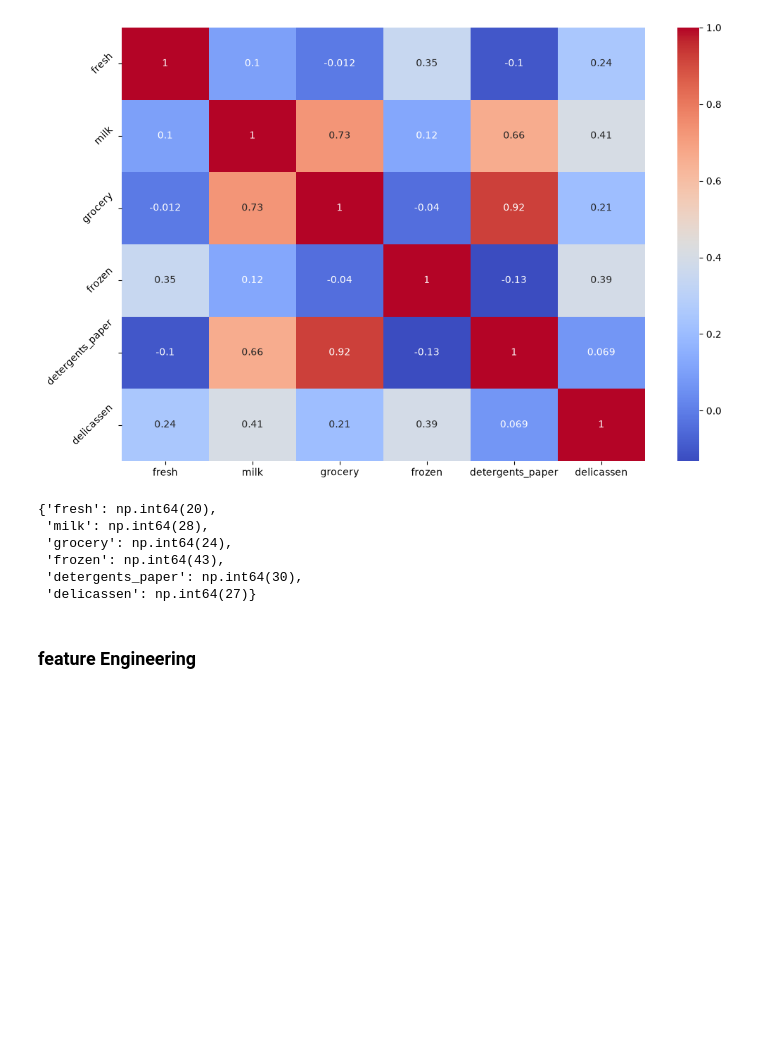
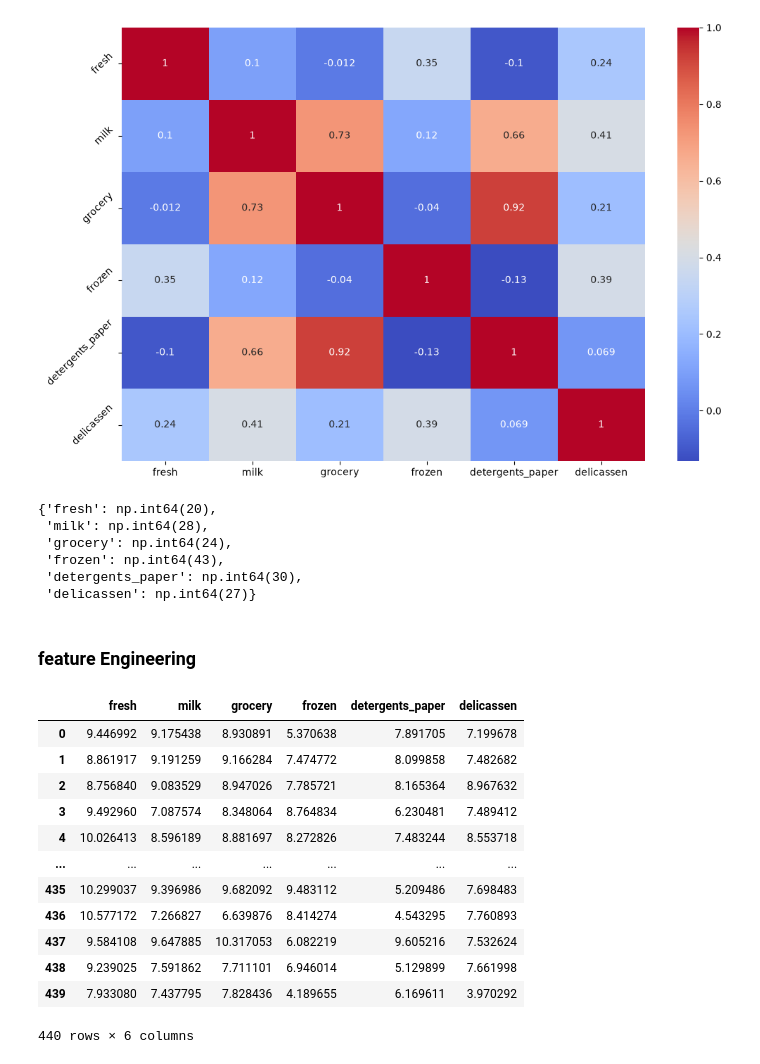
Before and after one commit to Kartikshard/Whole-Sale-Customer-Segmentation, a Jupyter notebook: notebooks/01_EDA.ipynb, the cells around one changed output. Cells and saved outputs as stored; diff of their text form; code cells hidden in the pictures; blank space fills up the shorter version.

```diff
--- a/notebooks/01_EDA.ipynb
+++ b/notebooks/01_EDA.ipynb
@@ -158,0 +161,16 @@ outlier_count
+# %%
+numerical_features_log
+# %% [output]
+|  | fresh | milk | grocery | frozen | detergents_paper | delicassen |
+| 0 | 9.446992 | 9.175438 | 8.930891 | 5.370638 | 7.891705 | 7.199678 |
+| 1 | 8.861917 | 9.191259 | 9.166284 | 7.474772 | 8.099858 | 7.482682 |
+| 2 | 8.756840 | 9.083529 | 8.947026 | 7.785721 | 8.165364 | 8.967632 |
+| 3 | 9.492960 | 7.087574 | 8.348064 | 8.764834 | 6.230481 | 7.489412 |
+| 4 | 10.026413 | 8.596189 | 8.881697 | 8.272826 | 7.483244 | 8.553718 |
+| ... | ... | ... | ... | ... | ... | ... |
+| 435 | 10.299037 | 9.396986 | 9.682092 | 9.483112 | 5.209486 | 7.698483 |
+| 436 | 10.577172 | 7.266827 | 6.639876 | 8.414274 | 4.543295 | 7.760893 |
+| 437 | 9.584108 | 9.647885 | 10.317053 | 6.082219 | 9.605216 | 7.532624 |
+| 438 | 9.239025 | 7.591862 | 7.711101 | 6.946014 | 5.129899 | 7.661998 |
+| 439 | 7.933080 | 7.437795 | 7.828436 | 4.189655 | 6.169611 | 3.970292 |
+440 rows × 6 columns
```
Also changed, not shown: parts of 2 cells of this notebook.
